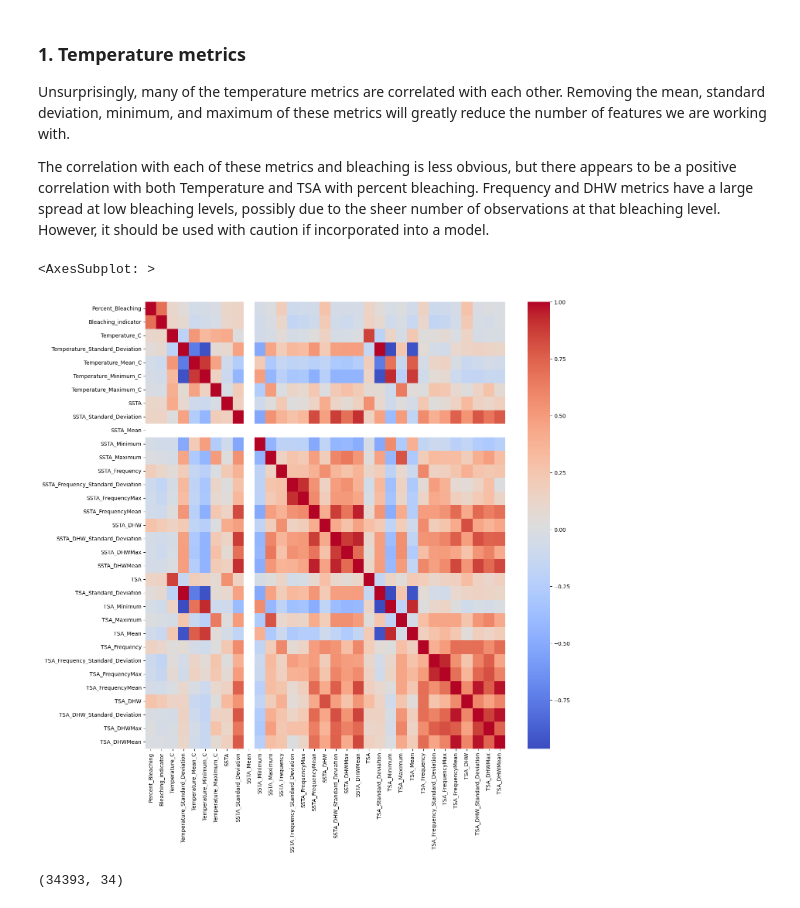
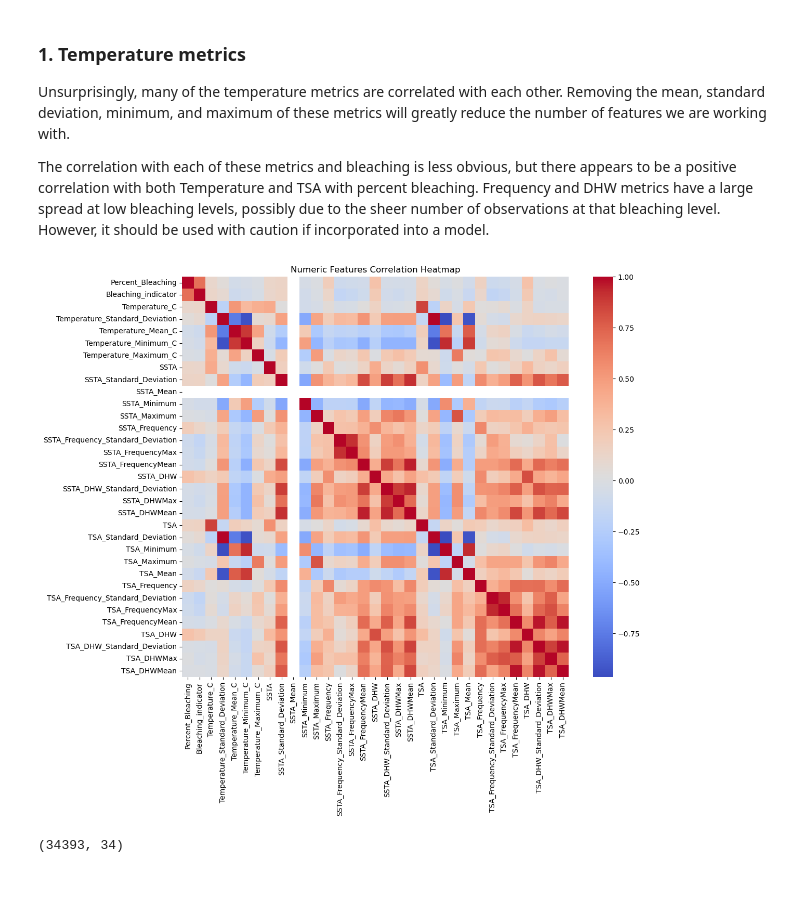
Before and after one commit to lila-b/Coral_bleaching, a Jupyter notebook: notebooks/02_exploratory_data_analysis.ipynb, the cells around one changed output. Drawn from its saved outputs; the diff is of its cells as text; code cells hidden in the pictures.

Commit message:
clean up notebooks, save figures

```diff
--- a/notebooks/02_exploratory_data_analysis.ipynb
+++ b/notebooks/02_exploratory_data_analysis.ipynb
@@ -39,21 +39,22 @@ The correlation with each of these metrics and bleaching is less obvious, but th
 # %%
 # Correlation between temperature metrics and bleaching
 temp = ['Percent_Bleaching', 'Bleaching_indicator',
         'Temperature_C', 'Temperature_Standard_Deviation', 'Temperature_Mean_C', 'Temperature_Minimum_C', 'Temperature_Maximum_C',
         'SSTA', 'SSTA_Standard_Deviation', 'SSTA_Mean', 'SSTA_Minimum', 'SSTA_Maximum',
         'SSTA_Frequency','SSTA_Frequency_Standard_Deviation', 'SSTA_FrequencyMax', 'SSTA_FrequencyMean',
         'SSTA_DHW','SSTA_DHW_Standard_Deviation', 'SSTA_DHWMax', 'SSTA_DHWMean',
         'TSA', 'TSA_Standard_Deviation', 'TSA_Minimum', 'TSA_Maximum', 'TSA_Mean',
         'TSA_Frequency','TSA_Frequency_Standard_Deviation', 'TSA_FrequencyMax', 'TSA_FrequencyMean',
         'TSA_DHW', 'TSA_DHW_Standard_Deviation','TSA_DHWMax', 'TSA_DHWMean']
 
 df_temp = df[temp]
 
-fig = plt.figure(figsize=(15,15))
+fig = plt.figure(figsize=(12,10))
 sns.heatmap(df_temp.corr(), cmap='coolwarm')
+plt.title('Numeric Features Correlation Heatmap')
+plt.savefig('../reports/figures/corr_heatmap_all.png')
 # %% [output]
-<AxesSubplot: >
-[figure, old version]
+[figure, new version]
 # %%
 # remove temperature columns with high correlation to reduce number of features
 temp_remove = ['ClimSST', 'Temperature_Standard_Deviation', 'Temperature_Mean_C', 'Temperature_Minimum_C',
```
Also changed, not shown: parts of 8 cells of this notebook, 2 other files.
